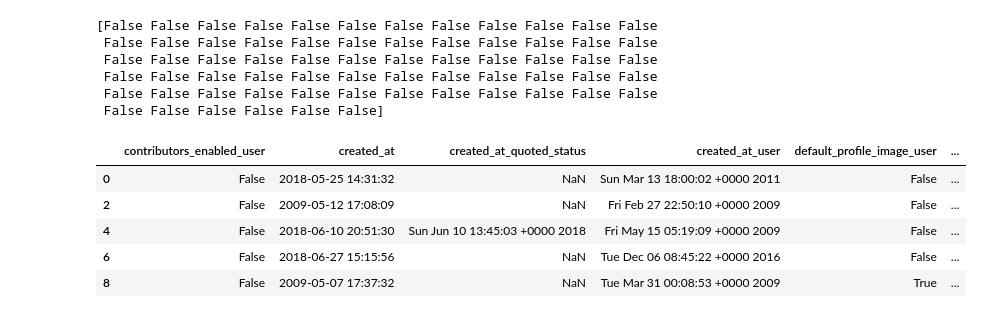
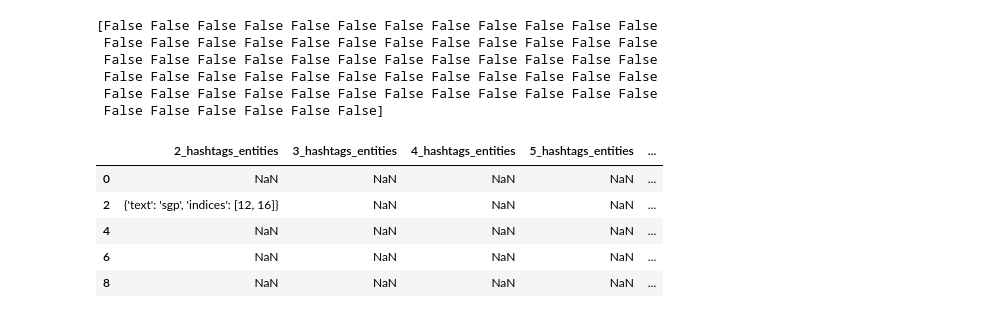
Before and after one commit to henmja/Detecting-Fake-News-and-Rumors-in-Twitter-Using-Deep-Neural-Networks, a Jupyter notebook: Preprocessing.ipynb, the cells around one changed output. Drawn from its saved outputs; the diff is of its cells as text; code cells hidden in the pictures.

```diff
--- a/Preprocessing.ipynb
+++ b/Preprocessing.ipynb
@@ -421,6 +433,37 @@ realArticlesPD = pd.concat([realArticlesPD.drop(columns='quoted_status'), explod
 exploded = realArticlesPD.entities_quoted_status.apply(pd.Series)
 exploded.columns = [str(col) + '_entities_quoted_status' for col in exploded.columns]
 realArticlesPD = pd.concat([realArticlesPD.drop(columns='entities_quoted_status'), exploded], axis=1)
+
+exploded = realArticlesPD.entities_user.apply(pd.Series)
+exploded.columns = [str(col) + '_entities_user' for col in exploded.columns]
+realArticlesPD = pd.concat([realArticlesPD.drop(columns='entities_user'), exploded], axis=1)
+
+exploded = realArticlesPD.description_entities_user.apply(pd.Series)
+exploded.columns = [str(col) + '_description_entities_user' for col in exploded.columns]
+realArticlesPD = pd.concat([realArticlesPD.drop(columns='description_entities_user'), exploded], axis=1)
+
+exploded = realArticlesPD.hashtags_entities.apply(pd.Series)
+exploded.columns = [str(col) + '_hashtags_entities' for col in exploded.columns]
+realArticlesPD = pd.concat([realArticlesPD.drop(columns='hashtags_entities'), exploded], axis=1)
+
+#change name of 0 to zero
+temp = realArticlesPD.columns.values;
+temp[realArticlesPD.columns.get_loc('0_hashtags_entities')] = 'zero_hashtags_entities';
+realArticlesPD.columns = temp
+
+exploded = realArticlesPD.zero_hashtags_entities.apply(pd.Series)
+exploded.columns = [str(col) + '_zero_hashtags_entities' for col in exploded.columns]
+realArticlesPD = pd.concat([realArticlesPD.drop(columns='zero_hashtags_entities'), exploded], axis=1)
+
+#change name of 1 to one
+temp = realArticlesPD.columns.values;
+temp[realArticlesPD.columns.get_loc('1_hashtags_entities')] = 'one_hashtags_entities';
+realArticlesPD.columns = temp
+
+exploded = realArticlesPD.one_hashtags_entities.apply(pd.Series)
+exploded.columns = [str(col) + '_one_hashtags_entities' for col in exploded.columns]
+realArticlesPD = pd.concat([realArticlesPD.drop(columns='one_hashtags_entities'), exploded], axis=1)
+
 
 #add label to data
 realArticlesPD['label'] = 'real'
@@ -436,39 +479,65 @@ fakeArticlesPD = pd.concat([fakeArticlesPD.drop(columns='user'), exploded], axis
 exploded = fakeArticlesPD.entities.apply(pd.Series)
 exploded.columns = [str(col) + '_entities' for col in exploded.columns]
 fakeArticlesPD = pd.concat([fakeArticlesPD.drop(columns='entities'), exploded], axis=1)
 
 exploded = fakeArticlesPD.quoted_status.apply(pd.Series)
 exploded.columns = [str(col) + '_quoted_status' for col in exploded.columns]
 fakeArticlesPD = pd.concat([fakeArticlesPD.drop(columns='quoted_status'), exploded], axis=1)
 
-exploded = fakeArticlesPD.entities_quoted_status.apply(pd.Series)
-exploded.columns = [str(col) + '_entities_quoted_status' for col in exploded.columns]
-fakeArticlesPD = pd.concat([fakeArticlesPD.drop(columns='entities_quoted_status'), exploded], axis=1)
+exploded = fakeArticlesPD.entities_user.apply(pd.Series)
+exploded.columns = [str(col) + '_entities_user' for col in exploded.columns]
+fakeArticlesPD = pd.concat([fakeArticlesPD.drop(columns='entities_user'), exploded], axis=1)
+
+exploded = fakeArticlesPD.description_entities_user.apply(pd.Series)
+exploded.columns = [str(col) + '_description_entities_user' for col in exploded.columns]
+fakeArticlesPD = pd.concat([fakeArticlesPD.drop(columns='description_entities_user'), exploded], axis=1)
+
+exploded = fakeArticlesPD.hashtags_entities.apply(pd.Series)
+exploded.columns = [str(col) + '_hashtags_entities' for col in exploded.columns]
+fakeArticlesPD = pd.concat([fakeArticlesPD.drop(columns='hashtags_entities'), exploded], axis=1)
+
+#change name of 0 to zero
+temp = fakeArticlesPD.columns.values;
+temp[fakeArticlesPD.columns.get_loc('0_hashtags_entities')] = 'zero_hashtags_entities';
+fakeArticlesPD.columns = temp
+
+exploded = fakeArticlesPD.zero_hashtags_entities.apply(pd.Series)
+exploded.columns = [str(col) + '_zero_hashtags_entities' for col in exploded.columns]
+fakeArticlesPD = pd.concat([fakeArticlesPD.drop(columns='zero_hashtags_entities'), exploded], axis=1)
+
+#change name of 1 to zero
+temp = fakeArticlesPD.columns.values;
+temp[fakeArticlesPD.columns.get_loc('1_hashtags_entities')] = 'one_hashtags_entities';
+fakeArticlesPD.columns = temp
+
+exploded = fakeArticlesPD.one_hashtags_entities.apply(pd.Series)
+exploded.columns = [str(col) + '_one_hashtags_entities' for col in exploded.columns]
+fakeArticlesPD = pd.concat([fakeArticlesPD.drop(columns='one_hashtags_entities'), exploded], axis=1)
 
 #add label to data
 fakeArticlesPD['label'] = 'fake'
 
 #combine PDs
 bigdata = realArticlesPD.append(fakeArticlesPD, ignore_index=True)
 
 #drop zero non-null columns:
 bigdata = bigdata.dropna(axis = 1, how = 'all')
 
 #drop rows with less than 63 non-NAN values:
 bigdata = bigdata.dropna(thresh=7) #t = 0 gives 1594 entries, t = 5 gives 1592 entries, t=10 gives 793 entries
 
 #movel label to end:
 #cols = list(df.columns.values) #Make a list of all of the columns in the df
 #cols.pop(cols.index('b')) #Remove b from list
 #cols.pop(cols.index('x')) #Remove x from list
 #df = df[cols+['b','x']]
 
 #display head
 bigdata.head()
 # %% [output]
-|  | contributors_enabled_user | created_at | created_at_quoted_status | created_at_user | default_profile_image_user | ... |
-| 0 | False | 2018-05-25 14:31:32 | NaN | Sun Mar 13 18:00:02 +0000 2011 | False | ... |
-| 2 | False | 2009-05-12 17:08:09 | NaN | Fri Feb 27 22:50:10 +0000 2009 | False | ... |
-| 4 | False | 2018-06-10 20:51:30 | Sun Jun 10 13:45:03 +0000 2018 | Fri May 15 05:19:09 +0000 2009 | False | ... |
-| 6 | False | 2018-06-27 15:15:56 | NaN | Tue Dec 06 08:45:22 +0000 2016 | False | ... |
-| 8 | False | 2009-05-07 17:37:32 | NaN | Tue Mar 31 00:08:53 +0000 2009 | True | ... |
+|  | 2_hashtags_entities | 3_hashtags_entities | 4_hashtags_entities | 5_hashtags_entities | ... |
+| 0 | NaN | NaN | NaN | NaN | ... |
+| 2 | {'text': 'sgp', 'indices': [12, 16]} | NaN | NaN | NaN | ... |
+| 4 | NaN | NaN | NaN | NaN | ... |
+| 6 | NaN | NaN | NaN | NaN | ... |
+| 8 | NaN | NaN | NaN | NaN | ... |
```
Also changed, not shown: parts of 2 cells of this notebook.
